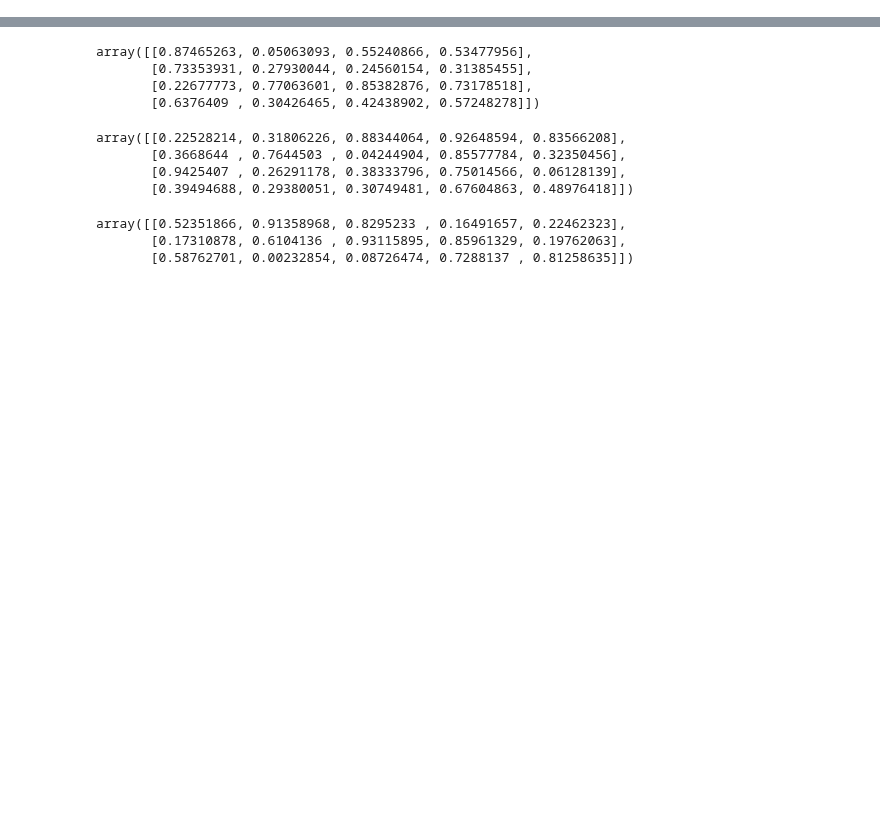
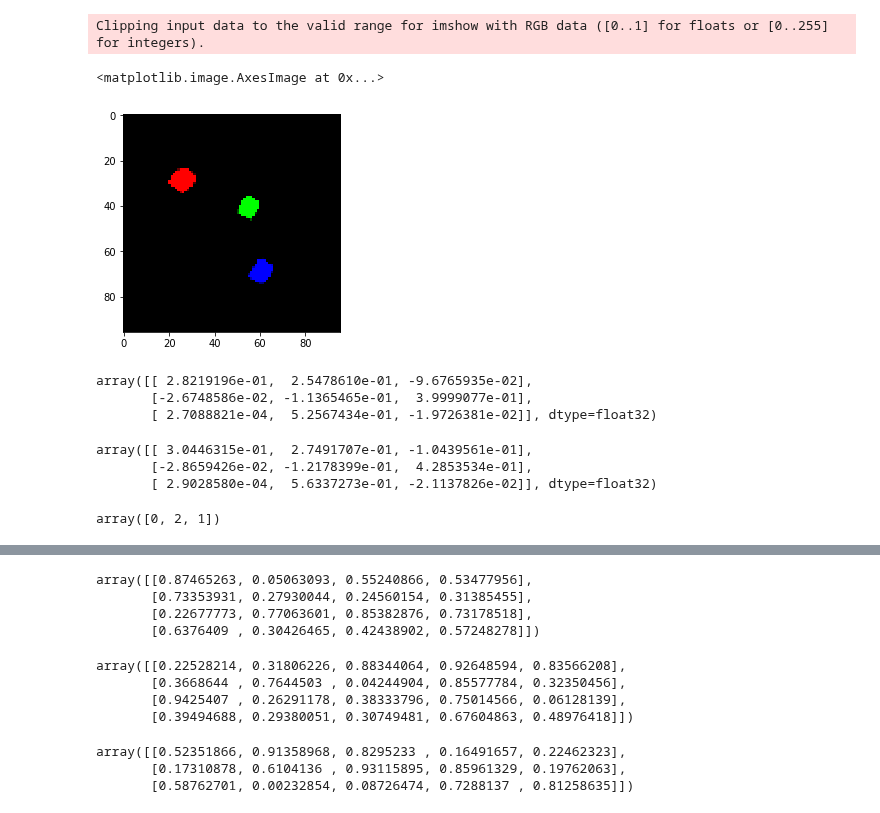
Before and after one commit to hogunkee/ur5_manipulation, a Jupyter notebook: object_wise/dqn/debugging.ipynb, the cells around one changed output, grey strips where cells are left out. Saved outputs shown, nothing was run; the diff lists cells and outputs as text; code cells hidden in the pictures; blank space fills up the shorter version.

```diff
--- a/object_wise/dqn/debugging.ipynb
+++ b/object_wise/dqn/debugging.ipynb
@@ -8,0 +75,12 @@ NameError: name 'cfg_from_file' is not defined
+# %%
+plt.imshow(sg[:3].transpose([1,2,0]))
+# %% [output]
+Clipping input data to the valid range for imshow with RGB data ([0..1] for floats or [0..255] for integers).
+<matplotlib.image.AxesImage at 0x...>
+[figure, added]
+# %%
+np.array(f0).dot(np.array(fg).T)
+# %% [output]
+array([[ 2.8219196e-01,  2.5478610e-01, -9.6765935e-02],
+       [-2.6748586e-02, -1.1365465e-01,  3.9999077e-01],
+       [ 2.7088821e-04,  5.2567434e-01, -1.9726381e-02]], dtype=float32)
@@ -8,0 +90,10 @@ NameError: name 'cfg_from_file' is not defined
+# %%
+xn.dot(yn.T)
+# %% [output]
+array([[ 3.0446315e-01,  2.7491707e-01, -1.0439561e-01],
+       [-2.8659426e-02, -1.2178399e-01,  4.2853534e-01],
+       [ 2.9028580e-04,  5.6337273e-01, -2.1137826e-02]], dtype=float32)
+# %%
+xn.dot(yn.T).argmax(1)
+# %% [output]
+array([0, 2, 1])
```
Also changed, not shown: parts of 35 cells of this notebook, 42 other files.
